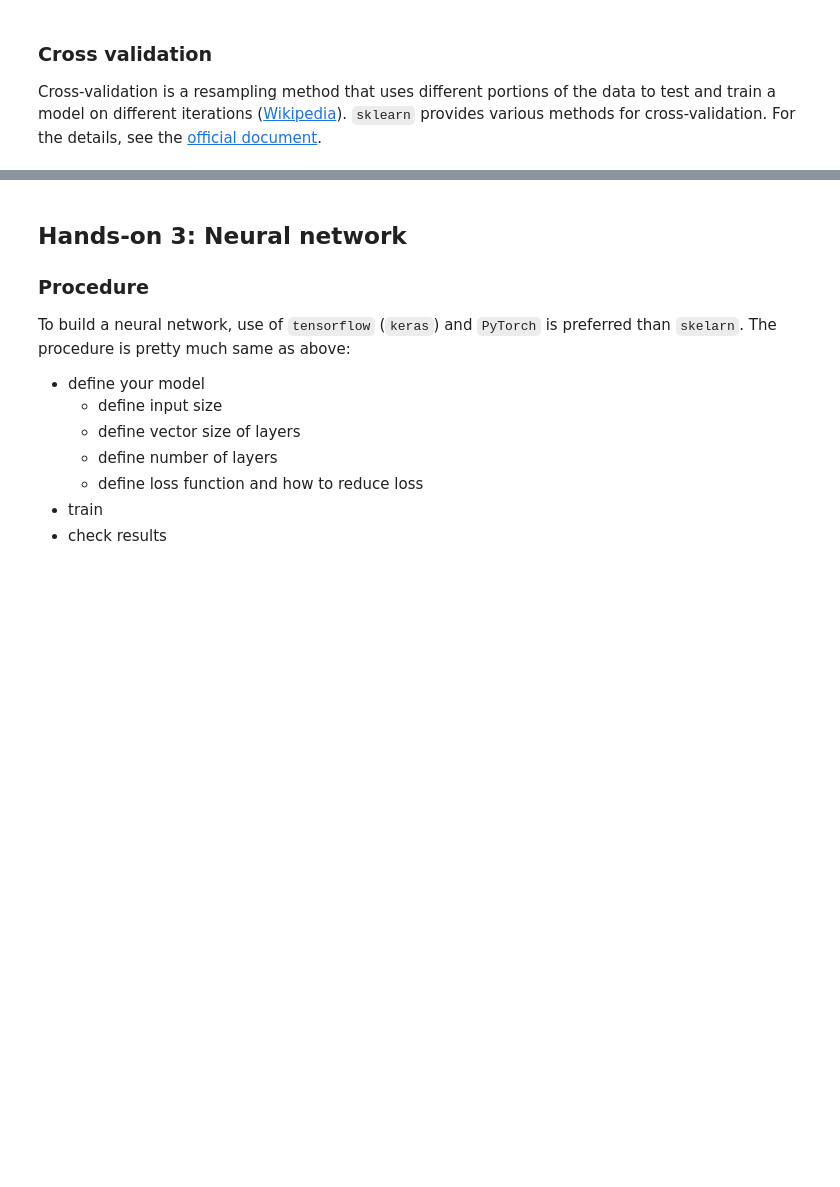
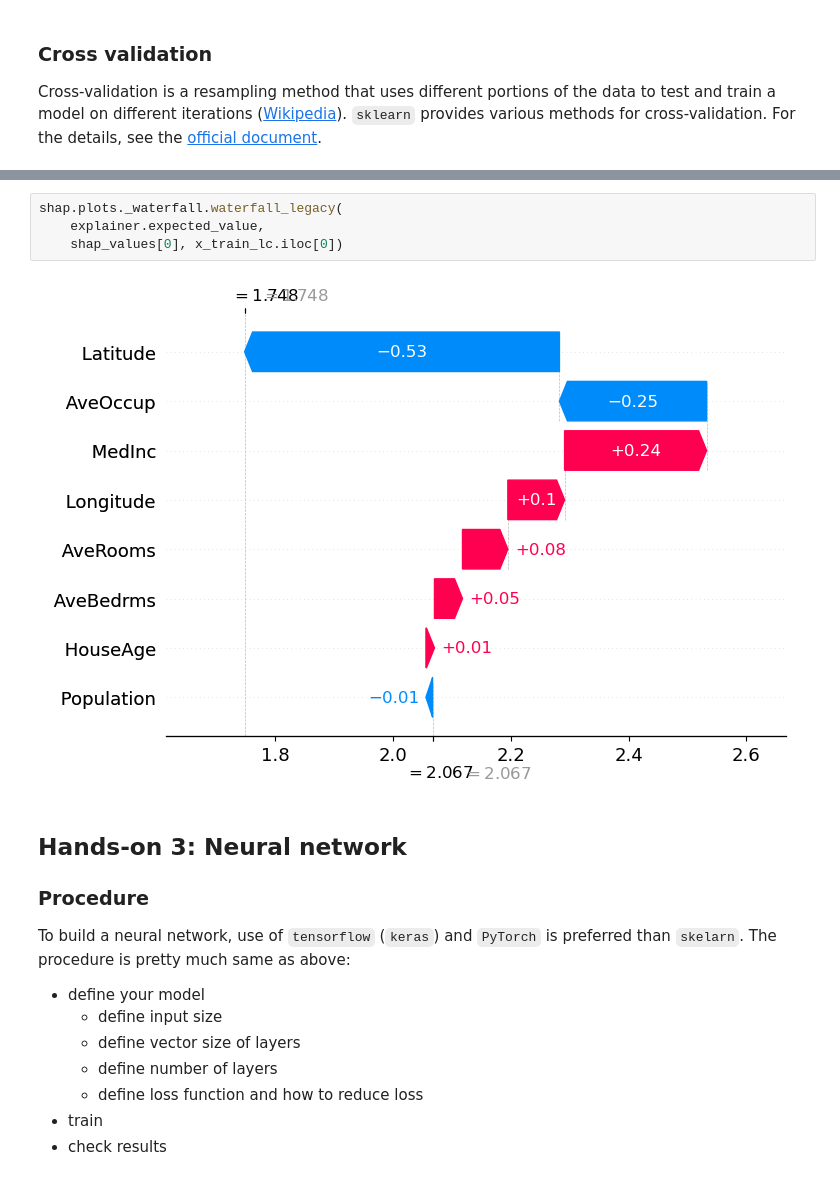
Before and after one commit to ikuehirata/Coding-seminar-2023-IIT-CMI, a Jupyter notebook: Lesson4.ipynb, the cells around one changed output, grey strips where cells are left out. Cells and saved outputs as stored; diff of their text form; blank space fills up the shorter version.

```diff
--- a/Lesson4.ipynb
+++ b/Lesson4.ipynb
@@ -365,3 +389,9 @@ Cross-validation is a resampling method that uses different portions of the data
+# %%
+shap.plots._waterfall.waterfall_legacy(
+    explainer.expected_value,
+    shap_values[0], x_train_lc.iloc[0])
+# %% [output]
+[figure, added]
 # %% [markdown]
 ## Hands-on 3: Neural network
 
```
Also changed, not shown: parts of 16 cells of this notebook.
